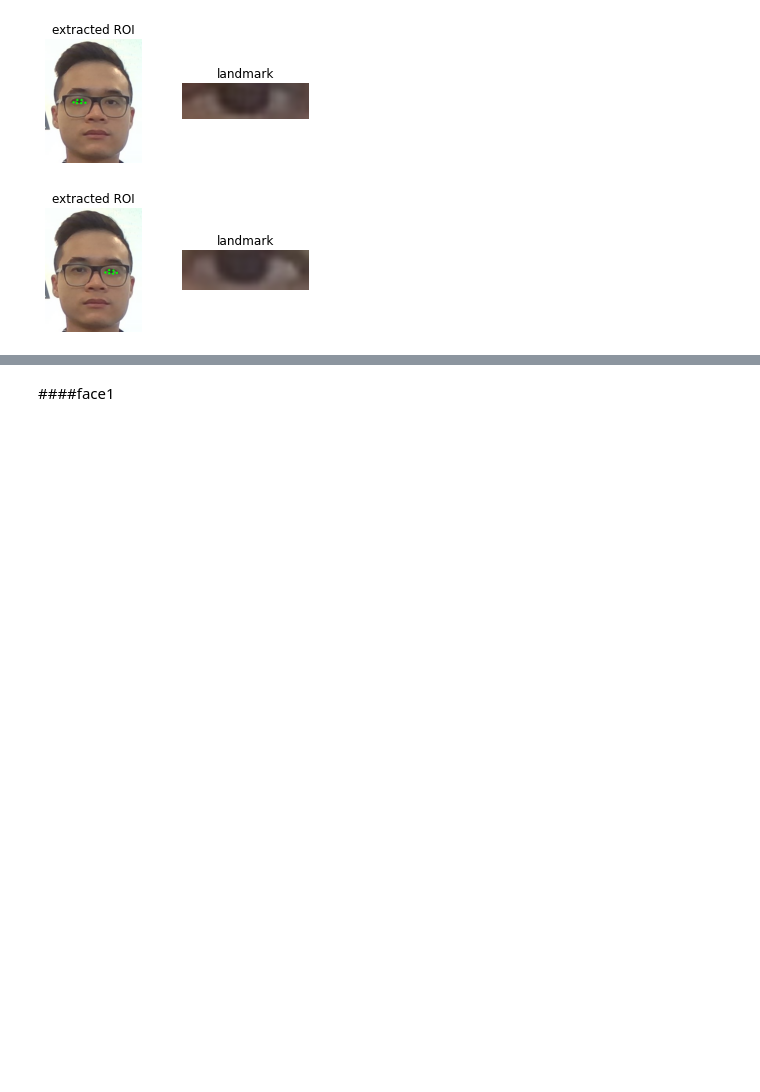
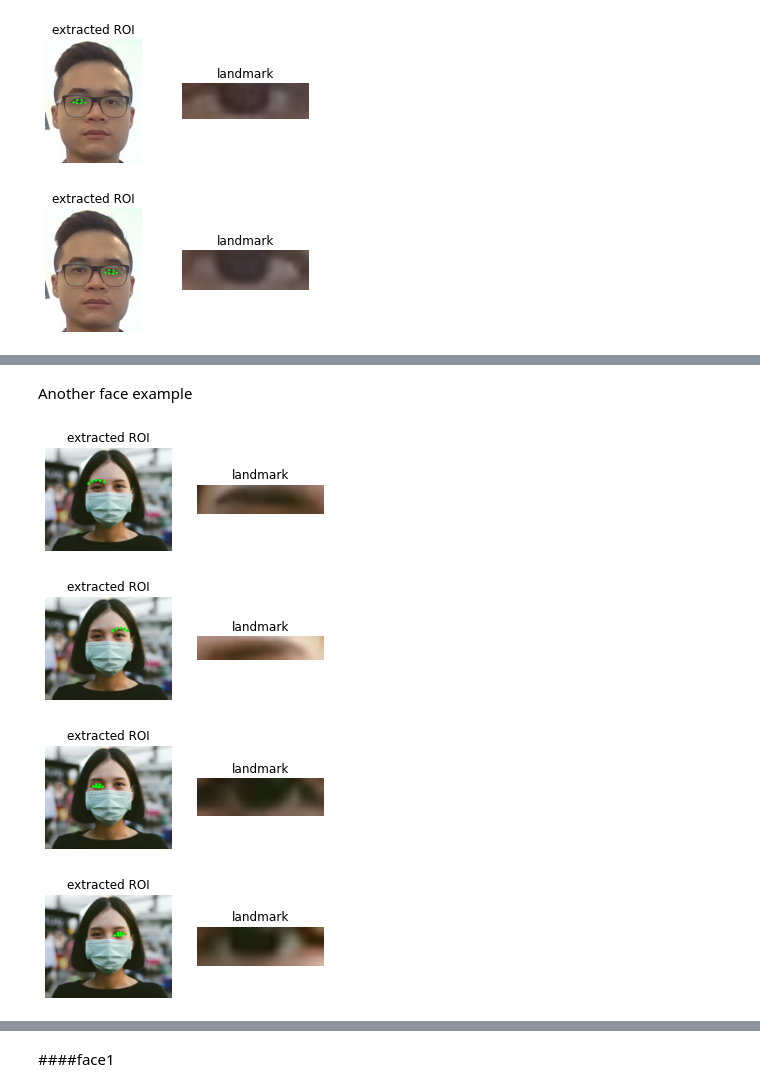
Before and after one commit to ducanhho2296/MaskedFaceRecognition, a Jupyter notebook: facial_extract_with_dlib.ipynb, the cells around one changed output, grey strips where cells are left out. Cells and saved outputs as stored; diff of their text form; code cells hidden in the pictures; blank space fills up the shorter version.

```diff
--- a/facial_extract_with_dlib.ipynb
+++ b/facial_extract_with_dlib.ipynb
@@ -211,3 +245,40 @@ plot_2imgs(clone_tuple[3], roi_tuple[3])
+# %% [markdown]
+Another face example
+# %%
+import numpy as np
+from google.colab.patches import cv2_imshow
+
+img1 = dlib.load_rgb_image("/content/13.png")
+roi_tuple = []
+clone_tuple = []
+face = face_detect(img1, 1)
+# gray = cv2.cvtColor(img1, cv2.COLOR_BGR2GRAY)
+for (i, rect) in enumerate(face):
+  shape = landmark_detect(img1, rect)
+  shape = face_utils.shape_to_np(shape) #convert landmark (x,y) to array
+
+  for (name, (i,j)) in FACIAL_LANDMARKS_IDXS.items():
+    img_clone = img1.copy()
+    # cv2.putText(img_clone, name, (10, 30), cv2.FONT_HERSHEY_SIMPLEX,
+    #             0.7, (0, 0, 255), 2)
+
+    for (x, y) in shape[i:j]:
+      cv2.circle(img_clone, (x, y), 3, (0, 255, 0), -1)
+    (x, y, w, h) = cv2.boundingRect(np.array([shape[i:j]]))
+    roi = img1[y:y + h, x:x + w]
+    roi = imutils.resize(roi, width=250, inter=cv2.INTER_CUBIC)
+    roi_tuple.append(roi)
+    clone_tuple.append(img_clone)
+
+plot_2imgs(clone_tuple[0], roi_tuple[0])
+plot_2imgs(clone_tuple[1], roi_tuple[1])
+plot_2imgs(clone_tuple[2], roi_tuple[2])
+plot_2imgs(clone_tuple[3], roi_tuple[3])
+# %% [output]
+[figure, added]
+[figure, added]
+[figure, added]
+[figure, added]
 # %%
 hist0, img_lbp0 = calculate_LBP(roi_tuple[0])
 hist1, img_lbp1 = calculate_LBP(roi_tuple[1])
```
Also changed, not shown: parts of 2 cells of this notebook.
